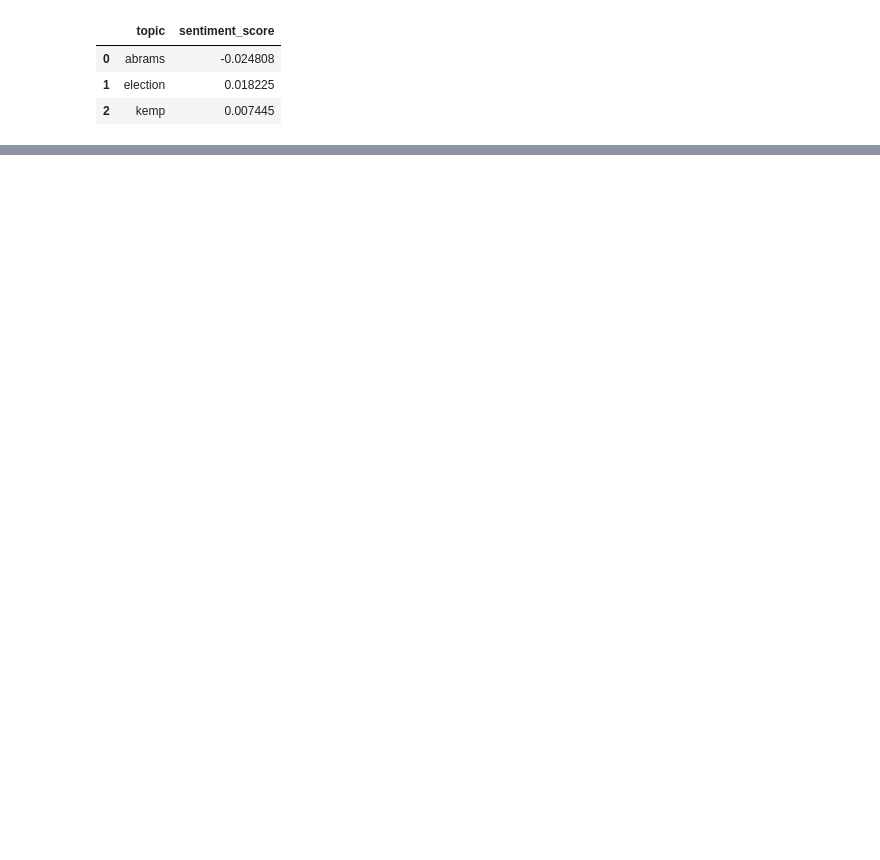
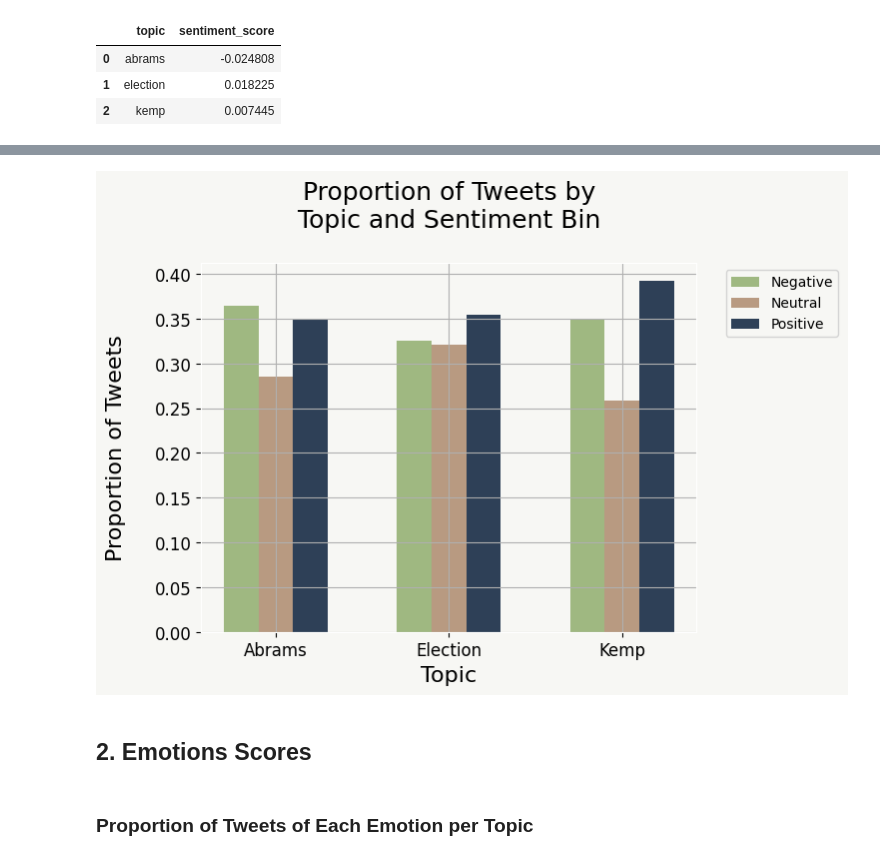
Before and after one commit to monroefarris/anly580_final_project, a Jupyter notebook: Analysis_Code/sentiment_analysis.ipynb, the cells around one changed output, grey strips where cells are left out. Drawn from its saved outputs; the diff is of its cells as text; code cells hidden in the pictures; blank space fills up the shorter version.

```diff
--- a/Analysis_Code/sentiment_analysis.ipynb
+++ b/Analysis_Code/sentiment_analysis.ipynb
@@ -393,0 +120,27 @@ plt.legend()
+# %%
+# Plot the proportion of tweets of each topic of each sentiment
+fig, ax = plt.subplots()
+
+x = np.arange(len(topic_counts_bin['topic'].unique()))
+
+neg = list(topic_counts_bin[topic_counts_bin['sentiment_bin'] == 'negative']['prop'])
+neu = list(topic_counts_bin[topic_counts_bin['sentiment_bin'] == 'neutral']['prop'])
+pos = list(topic_counts_bin[topic_counts_bin['sentiment_bin'] == 'positive']['prop'])
+width = 0.2
+
+plt.bar(x - 0.2, neg, width = width, color = color1)
+plt.bar(x, neu, width = width, color = color2)
+plt.bar(x + 0.2, pos, width = width, color = color3)
+
+plt.xticks(x, ['Abrams', 'Election', 'Kemp'],size = 12)
+plt.title('Proportion of Tweets by\nTopic and Sentiment Bin\n', size = 18)
+plt.ylabel('Proportion of Tweets\n', size = 16)
+plt.xlabel('Topic', size=16)
+plt.legend(['Negative', 'Neutral', 'Positive'], loc = 'upper right', bbox_to_anchor = (1.3,1))
+plt.savefig('../Visualizations/sentAnalysis_sent_prop_by_topic.png', bbox_inches='tight')
+# %% [output]
+[figure, added]
+# %% [markdown]
+## **2. Emotions Scores**
+# %% [markdown]
+### Proportion of Tweets of Each Emotion per Topic
```
Also changed, not shown: parts of 59 cells of this notebook, 7 other files.
